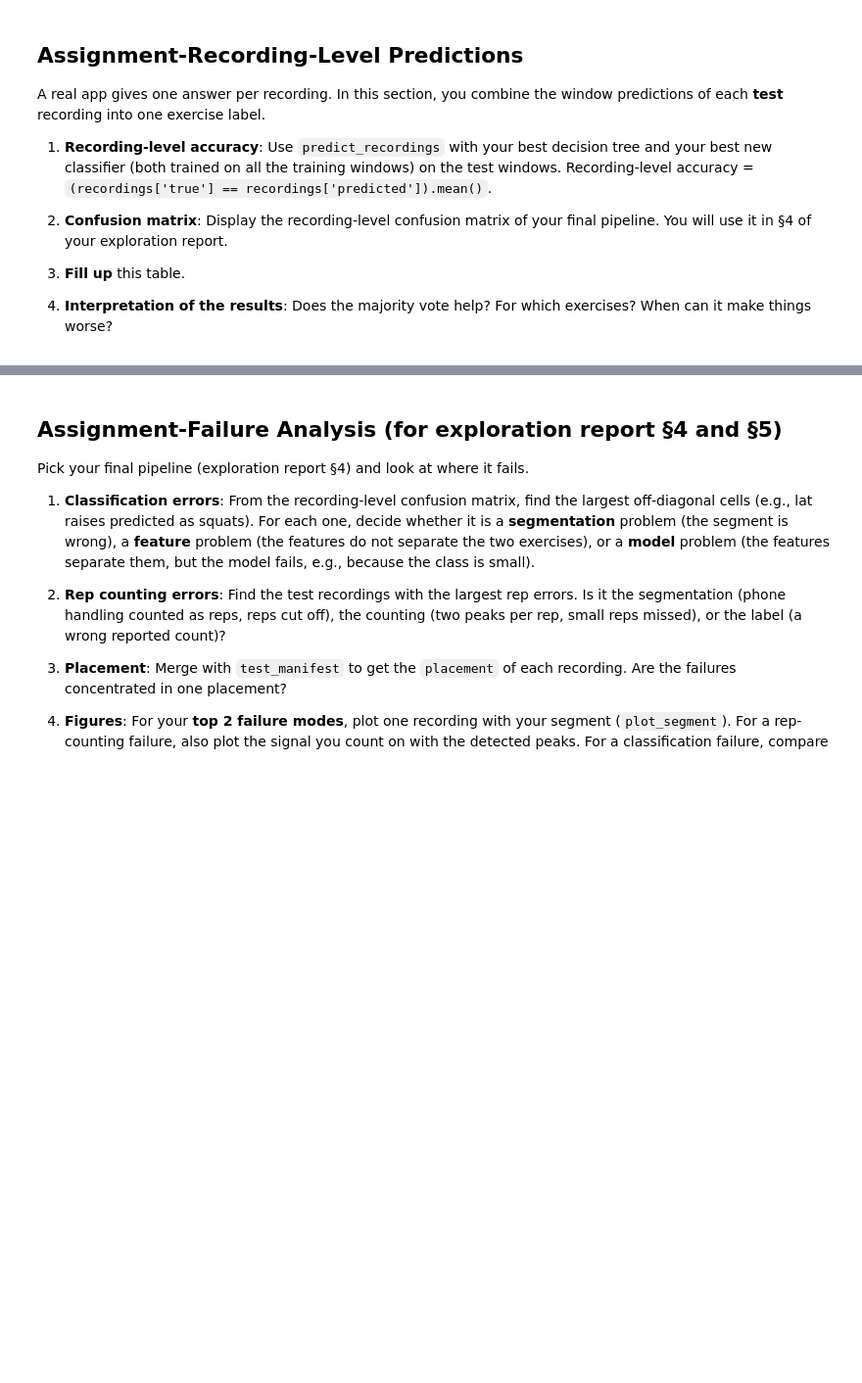
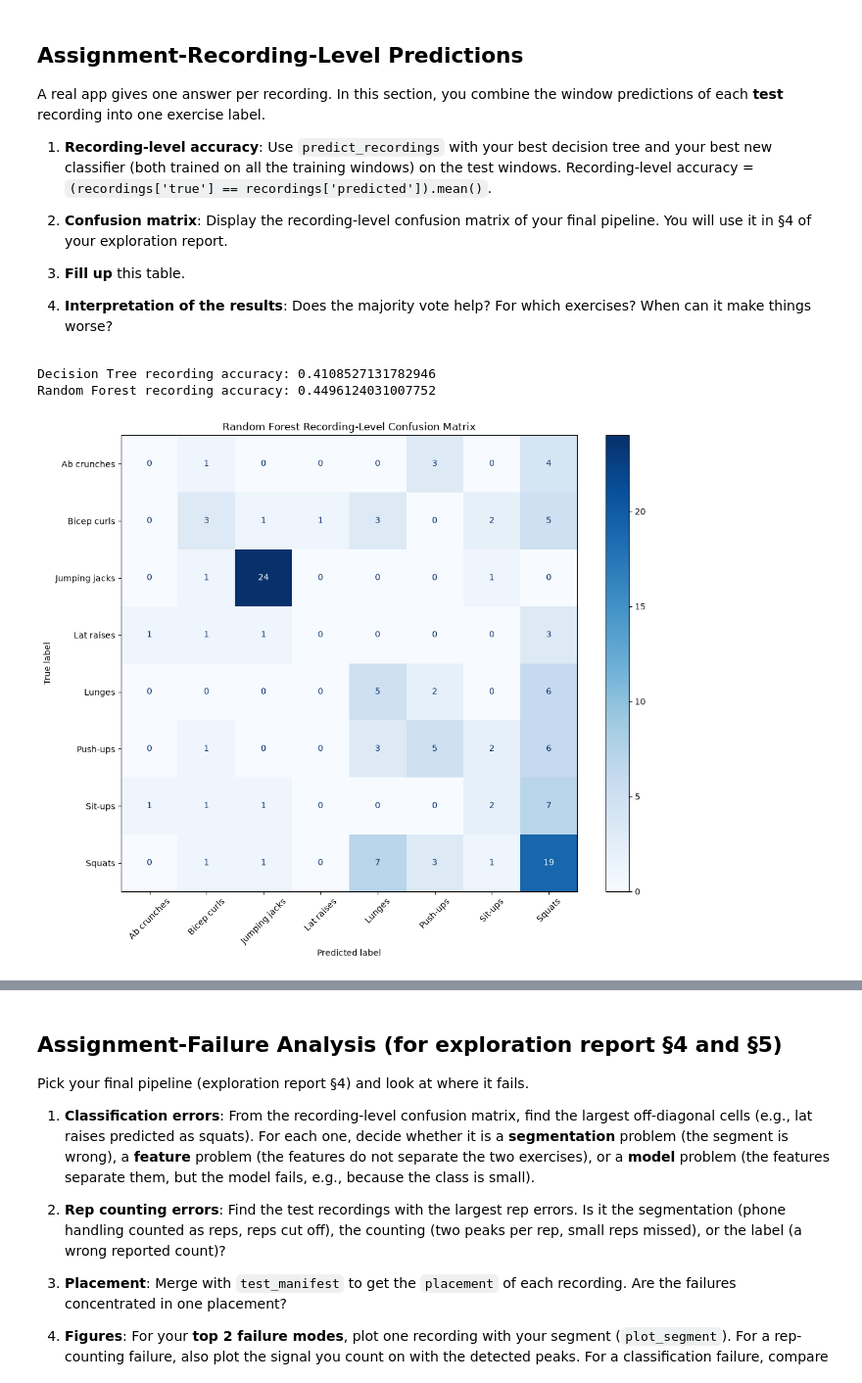
Before and after one commit to ajiang05/CS328A3, a Jupyter notebook: A3_exercise_recognition.ipynb, the cells around one changed output, grey strips where cells are left out. Shown at 98% size. Drawn from its saved outputs; the diff is of its cells as text; code cells hidden in the pictures; blank space fills up the shorter version.

Commit message:
Implement recording-level predictions and evaluation

```diff
--- a/A3_exercise_recognition.ipynb
+++ b/A3_exercise_recognition.ipynb
@@ -640,7 +1521,19 @@ def predict_recordings(model, frames, features=None):
         features = getattr(model, 'feature_names_in_', feature_columns(frames))
 
     ######## TODO ###############
-    pass
+
+    # Predict the exercise for each window
+    frames = frames.copy()
+    frames['predicted'] = model.predict(frames[list(features)])
+
+    # Combine window predictions by recording using majority vote
+    recordings = (
+        frames.groupby('recording').agg(
+            true=('exercise', 'first'),
+            predicted=('predicted', lambda x: x.value_counts().idxmax())
+        ).reset_index()
+    )
+
     #############################
 
     return recordings
@@ -659,10 +1573,34 @@ A real app gives one answer per recording. In this section, you combine the wind
 # %%
 # Hints, step by step:
 # recordings = predict_recordings(model, test_frames)
 # Recording-level accuracy = (recordings['true'] == recordings['predicted']).mean()
 # Display the confusion matrix of the recording-level predictions
 
 ########################### TODO ##########################
+# Get recording-level predictions
+dt_recordings = predict_recordings(dt_best, test_frames, FEATURES)
+rf_recordings = predict_recordings(rf_best, test_frames, FEATURES)
+
+# Compare recording-level accuracy
+print("Decision Tree recording accuracy:", accuracy_score(dt_recordings['true'], dt_recordings['predicted']))
+print("Random Forest recording accuracy:", accuracy_score(rf_recordings['true'], rf_recordings['predicted']))
+
+# Confusion matrix for the final Random Forest model
+labels = sorted(test_manifest['exercise'].unique())
+
+cm = confusion_matrix(rf_recordings['true'], rf_recordings['predicted'], labels=labels)
+disp = ConfusionMatrixDisplay(confusion_matrix=cm, display_labels=labels)
+
+fig, ax = plt.subplots(figsize=(11, 9))
+disp.plot(ax=ax, cmap='Blues', xticks_rotation=45, values_format='d')
+plt.title('Random Forest Recording-Level Confusion Matrix')
+plt.tight_layout()
+plt.savefig('random_forest_recording_confusion_matrix.png', dpi=300, bbox_inches='tight')
+plt.show()
+# %% [output]
+Decision Tree recording accuracy: 0.4108527131782946
+Random Forest recording accuracy: 0.4496124031007752
+[figure, added]
 # %% [markdown]
 **For the test recordings:**
 
```
Also changed, not shown: parts of 12 cells of this notebook.
